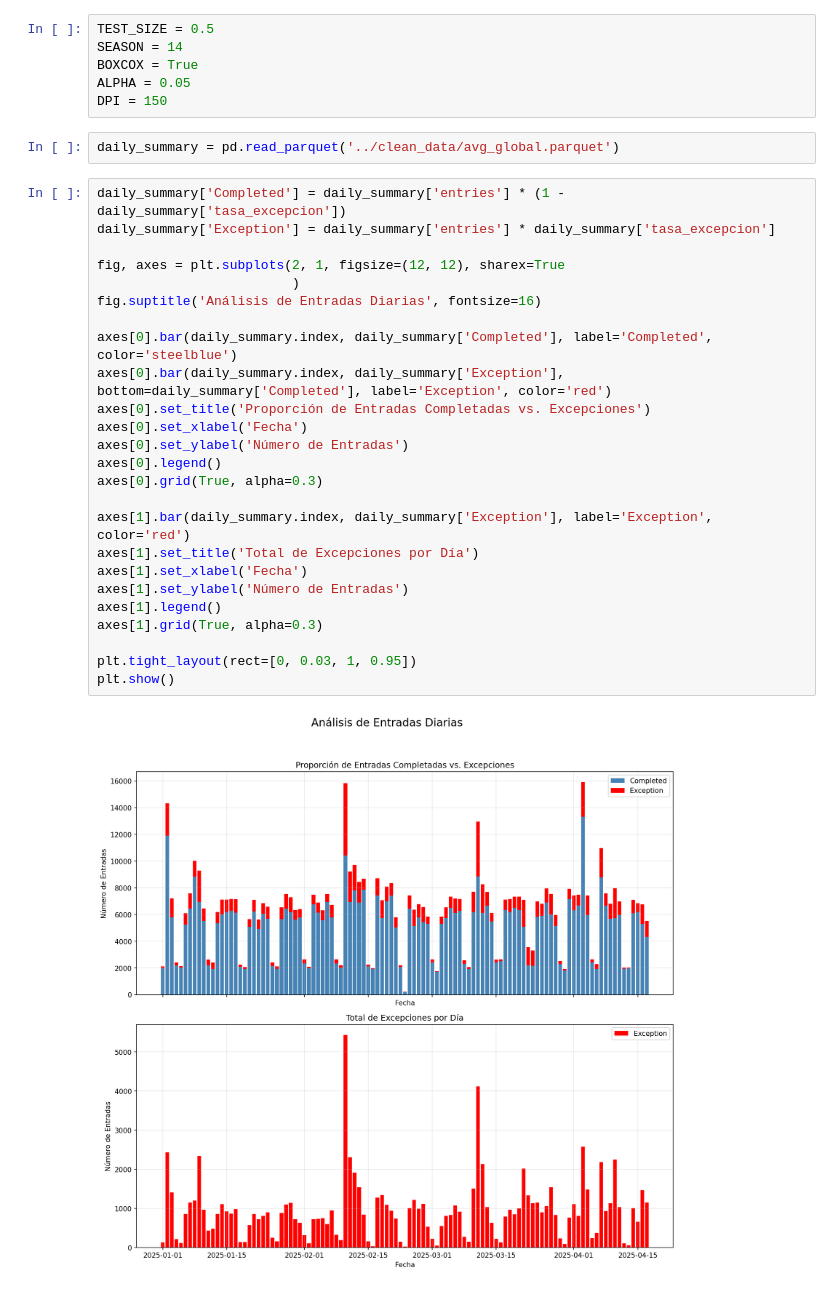
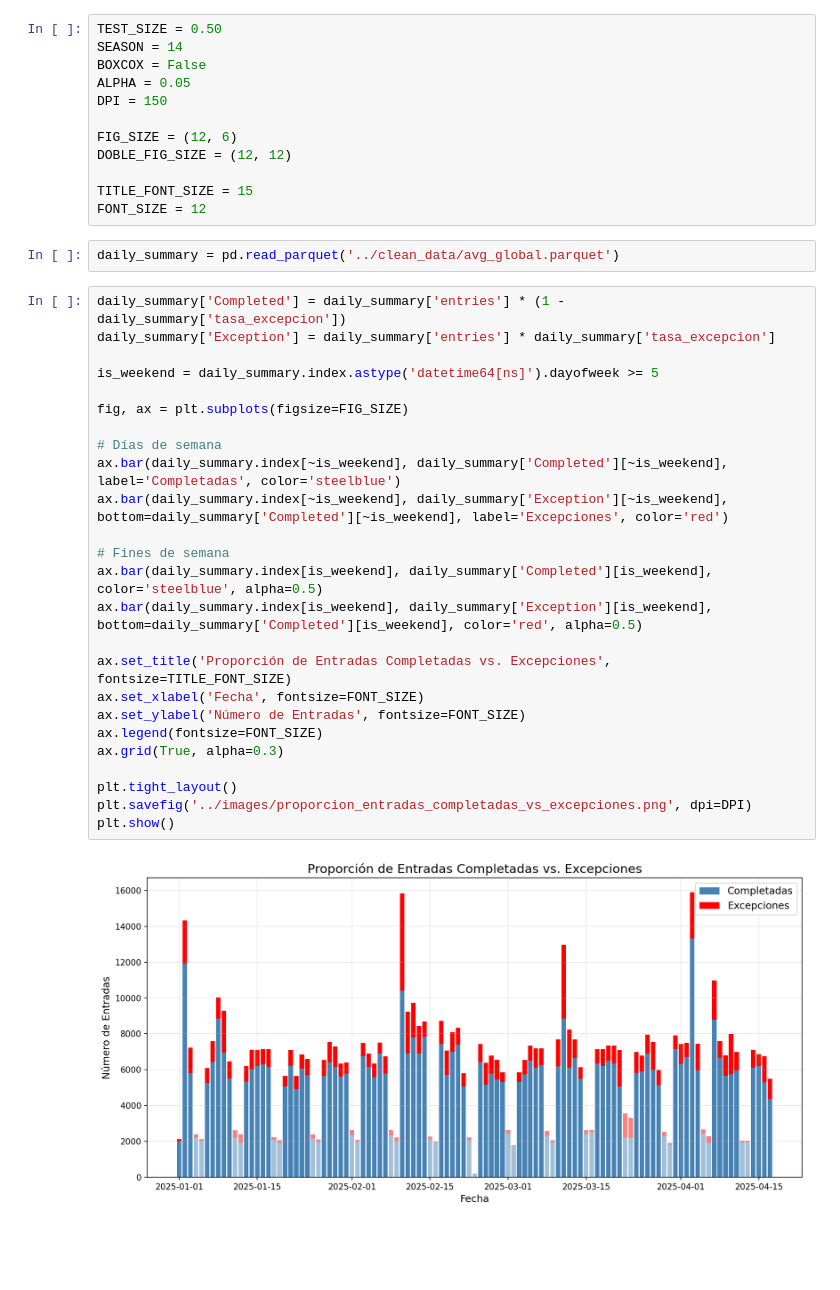
Before and after one commit to stgov/proyecto_de_grado-prediccion_de_fallas, a Jupyter notebook: notebooks/ETS.ipynb, the cells around one changed output. Drawn from its saved outputs; the diff is of its cells as text; blank space fills up the shorter version.

```diff
--- a/notebooks/ETS.ipynb
+++ b/notebooks/ETS.ipynb
@@ -18,35 +16,41 @@ from sktime.performance_metrics.forecasting import mean_absolute_scaled_error
 # %%
-TEST_SIZE = 0.5
+TEST_SIZE = 0.50
 SEASON = 14
-BOXCOX = True
+BOXCOX = False
 ALPHA = 0.05
 DPI = 150
+
+FIG_SIZE = (12, 6)
+DOBLE_FIG_SIZE = (12, 12)
+
+TITLE_FONT_SIZE = 15
+FONT_SIZE = 12
 # %%
 daily_summary = pd.read_parquet('../clean_data/avg_global.parquet')
 # %%
 daily_summary['Completed'] = daily_summary['entries'] * (1 - daily_summary['tasa_excepcion'])
 daily_summary['Exception'] = daily_summary['entries'] * daily_summary['tasa_excepcion']
 
-fig, axes = plt.subplots(2, 1, figsize=(12, 12), sharex=True
-                         )
-fig.suptitle('Análisis de Entradas Diarias', fontsize=16)
+is_weekend = daily_summary.index.astype('datetime64[ns]').dayofweek >= 5
 
-axes[0].bar(daily_summary.index, daily_summary['Completed'], label='Completed', color='steelblue')
-axes[0].bar(daily_summary.index, daily_summary['Exception'], bottom=daily_summary['Completed'], label='Exception', color='red')
-axes[0].set_title('Proporción de Entradas Completadas vs. Excepciones')
-axes[0].set_xlabel('Fecha')
-axes[0].set_ylabel('Número de Entradas')
-axes[0].legend()
-axes[0].grid(True, alpha=0.3)
+fig, ax = plt.subplots(figsize=FIG_SIZE)
 
-axes[1].bar(daily_summary.index, daily_summary['Exception'], label='Exception', color='red')
-axes[1].set_title('Total de Excepciones por Día')
-axes[1].set_xlabel('Fecha')
-axes[1].set_ylabel('Número de Entradas')
-axes[1].legend()
-axes[1].grid(True, alpha=0.3)
+# Días de semana
+ax.bar(daily_summary.index[~is_weekend], daily_summary['Completed'][~is_weekend], label='Completadas', color='steelblue')
+ax.bar(daily_summary.index[~is_weekend], daily_summary['Exception'][~is_weekend], bottom=daily_summary['Completed'][~is_weekend], label='Excepciones', color='red')
 
-plt.tight_layout(rect=[0, 0.03, 1, 0.95])
+# Fines de semana
+ax.bar(daily_summary.index[is_weekend], daily_summary['Completed'][is_weekend], color='steelblue', alpha=0.5)
+ax.bar(daily_summary.index[is_weekend], daily_summary['Exception'][is_weekend], bottom=daily_summary['Completed'][is_weekend], color='red', alpha=0.5)
+
+ax.set_title('Proporción de Entradas Completadas vs. Excepciones', fontsize=TITLE_FONT_SIZE)
+ax.set_xlabel('Fecha', fontsize=FONT_SIZE)
+ax.set_ylabel('Número de Entradas', fontsize=FONT_SIZE)
+ax.legend(fontsize=FONT_SIZE)
+ax.grid(True, alpha=0.3)
+
+plt.tight_layout()
+plt.savefig('../images/proporcion_entradas_completadas_vs_excepciones.png', dpi=DPI)
 plt.show()
 # %% [output]
-[figure, old version]
+[figure, new version]
```
Also changed, not shown: parts of 12 cells of this notebook, 11 other files.
